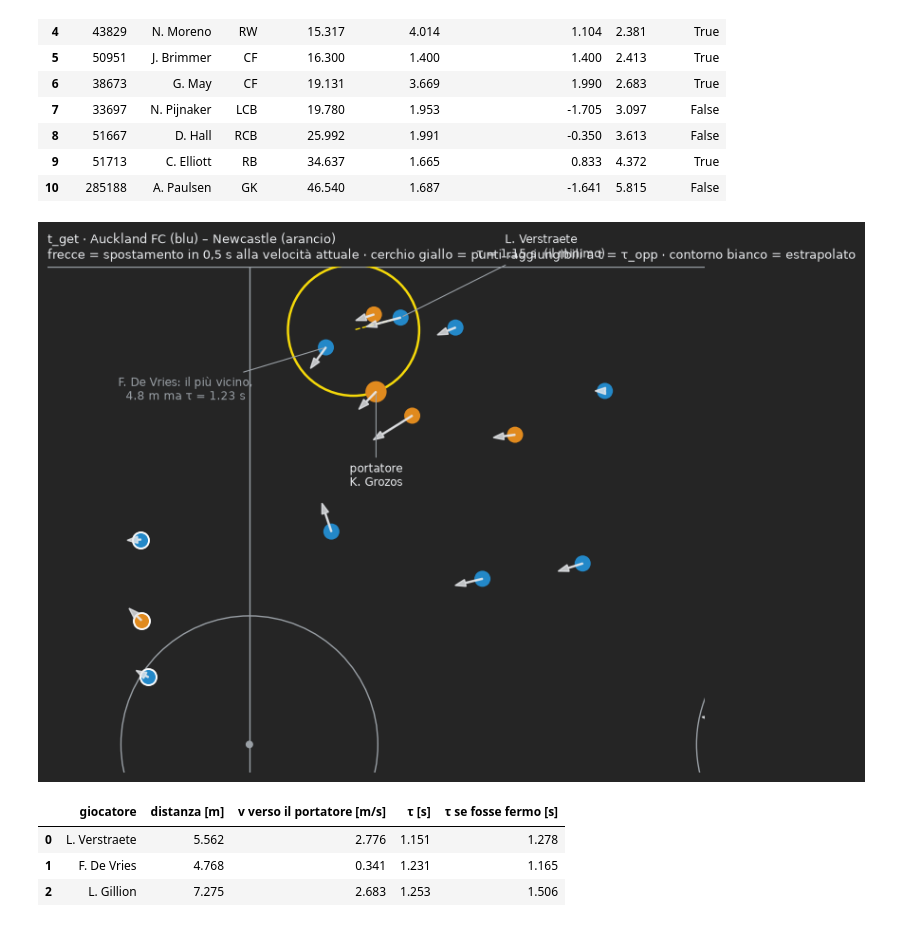
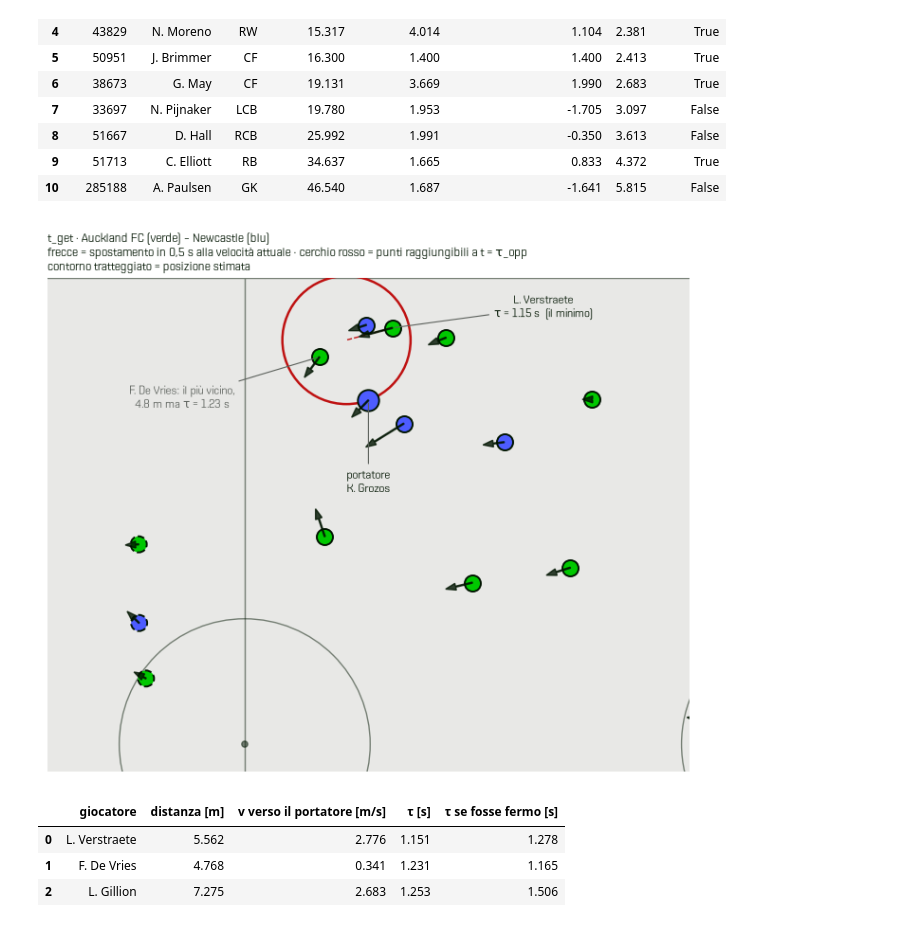
Before and after one commit to lollokomotiv/sport_code_repo, a Jupyter notebook: analytics_cup_project/explorations/03-calcolo-tau-opp.ipynb, the cells around one changed output. Saved outputs shown, nothing was run; the diff lists cells and outputs as text; code cells hidden in the pictures.

```diff
--- a/analytics_cup_project/explorations/03-calcolo-tau-opp.ipynb
+++ b/analytics_cup_project/explorations/03-calcolo-tau-opp.ipynb
@@ -526,16 +526,16 @@ def disegna(frame, portatore, tab, titolo, raggio_vista=18):
     i = int(frame) - f0
     xb = np.array([X[i, col[portatore]], Y[i, col[portatore]]])
     pitch = Pitch(pitch_type="skillcorner", pitch_length=meta["pitch_length"],
-                  pitch_width=meta["pitch_width"], pitch_color=BG, line_color=MUTED, linewidth=1)
+                  pitch_width=meta["pitch_width"], pitch_color=CAMPO, line_color=INK, line_alpha=LINEE_ALPHA, linewidth=1)
     fig, ax = pitch.draw(figsize=(8, 6))
     fig.set_facecolor(BG)
 
-    # tutti i giocatori: riempimento = squadra, contorno bianco = estrapolato (convenzione di lib/viz.py)
+    # tutti i giocatori: riempimento = squadra, contorno tratteggiato = estrapolato (convenzione di lib/viz.py)
     for pid, j in col.items():
         if not np.isfinite(X[i, j]):
             continue
         ax.scatter(X[i, j], Y[i, j], s=260 if pid == portatore else 150, color=colore[squadra[pid]],
-                   edgecolors="#ffffff" if not D[i, j] else "none", linewidths=1.4, zorder=3)
+                   edgecolors=INK, linestyles="-" if D[i, j] else "--", linewidths=1.4, zorder=3)
         ax.arrow(X[i, j], Y[i, j], VX[i, j] * 0.5, VY[i, j] * 0.5, color=INK, width=0.08,
                  head_width=0.5, length_includes_head=True, alpha=0.8, zorder=4)
 
@@ -543,38 +543,38 @@ def disegna(frame, portatore, tab, titolo, raggio_vista=18):
     best = tab.iloc[0]
     jb = col[best.player_id]
     tau = best["τ [s]"]
     c = centro(tau, (X[i, jb], Y[i, jb]), (VX[i, jb], VY[i, jb]))
     ax.add_patch(Circle(c, raggio(tau), fill=False, color=SCIA, lw=1.8, zorder=2))
     ax.plot([X[i, jb], c[0]], [Y[i, jb], c[1]], color=SCIA, lw=1, ls="--", zorder=2)
 
     # etichette con linea di richiamo, spostate lontano dal portatore per non sovrapporsi
     def etichetta(x, y, testo, colore_testo, dx, dy):
         ax.annotate(testo, (x, y), xytext=(x + dx, y + dy), color=colore_testo, fontsize=8.5,
                     ha="center", va="center", zorder=6,
                     arrowprops=dict(arrowstyle="-", color=MUTED, lw=0.8))
     etichetta(xb[0], xb[1], f"portatore\n{nome[portatore]}", INK, 0, -6)
-    etichetta(X[i, jb], Y[i, jb], f"{nome[best.player_id]}\nτ = {tau:.2f} s  (il minimo)", INK, 10, 5)
+    etichetta(X[i, jb], Y[i, jb], f"{nome[best.player_id]}\nτ = {tau:.2f} s  (il minimo)", INK, 11, 1.5)
     vicino = tab.sort_values("distanza [m]").iloc[0]
     if vicino.player_id != best.player_id:
         jv = col[vicino.player_id]
         etichetta(X[i, jv], Y[i, jv],
                   f"{nome[vicino.player_id]}: il più vicino,\n{vicino['distanza [m]']:.1f} m ma τ = {vicino['τ [s]']:.2f} s",
                   MUTED, -10, -3)
 
     semi_l, semi_w = meta["pitch_length"] / 2, meta["pitch_width"] / 2
     cx = np.clip(xb[0], -semi_l + raggio_vista * 1.3, semi_l - raggio_vista * 1.3)
     cy = np.clip(xb[1], -semi_w + raggio_vista, semi_w - raggio_vista)
     ax.set_xlim(cx - raggio_vista * 1.3, cx + raggio_vista * 1.3)
     ax.set_ylim(cy - raggio_vista, cy + raggio_vista)
-    ax.set_title(titolo + "\nfrecce = spostamento in 0,5 s alla velocità attuale · cerchio giallo = "
-                 "punti raggiungibili a t = τ_opp · contorno bianco = estrapolato",
+    ax.set_title(titolo + "\nfrecce = spostamento in 0,5 s alla velocità attuale · cerchio rosso = punti "
+                 "raggiungibili a t = τ_opp\ncontorno tratteggiato = posizione stimata",
                  color=INK, fontsize=9, loc="left")
     plt.show()
 
 disegna(ev.frame_start, ev.player_id, tab_get,
-        f"t_get · {squadre[meta['home_team']['id']]} (blu) – {squadre[meta['away_team']['id']]} (arancio)")
+        f"t_get · {squadre[meta['home_team']['id']]} (verde) – {squadre[meta['away_team']['id']]} (blu)")
 # %% [output]
-[figure, old version]
+[figure, new version]
 # %%
 # Quanto conta la velocità: gli stessi tre avversari, se fossero fermi alla stessa distanza
 tab_get.head(3).assign(**{"τ se fosse fermo [s]": lambda t: [
```
Also changed, not shown: parts of 7 cells of this notebook, 9 other files.
